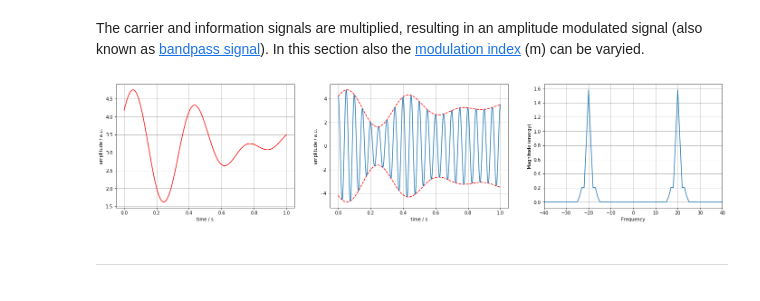
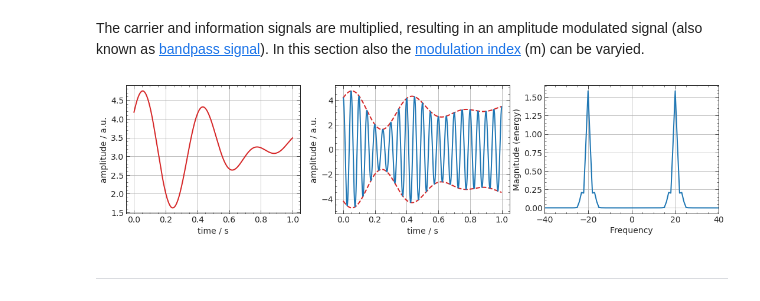
Before and after one commit to htw-ikt-noelle/Uebertragungsverfahren, a Jupyter notebook: amplitude_modulation.ipynb, the cells around one changed output. Drawn from its saved outputs; the diff is of its cells as text; code cells hidden in the pictures.

```diff
--- a/amplitude_modulation.ipynb
+++ b/amplitude_modulation.ipynb
@@ -52,10 +56,16 @@ fc = 20 # carrier frequency
 
 c = np.cos(2 * np.pi * fc * t)
 
-n_fig = 2
-fig, ax = plt.subplots(1, n_fig, figsize=((n_fig*fig_height*1.6, fig_height)))
-ax[0].plot(t, c);
-ax[0].set(xlabel="time / s", ylabel="amplitude / a.u.")
-ax[1].magnitude_spectrum(c, sides="twosided", Fs=sr, scale="linear"); # scale="dB" or "linear"
-ax[1].set_xlim(-2*fc, 2*fc);
+n_row = 1
+n_col = 2
+fig_size = [i*j for i,j in zip(plt.rcParams['figure.figsize'], [n_col, n_row])]
+fig = plt.figure(figsize=fig_size)
+
+ax = fig.add_subplot(n_row, n_col, 1)
+ax.plot(t, c);
+ax.set(xlabel="time / s", ylabel="amplitude / a.u.")
+
+ax = fig.add_subplot(n_row, n_col, 2)
+ax.magnitude_spectrum(c, sides="twosided", Fs=sr, scale="linear"); # scale="dB" or "linear"
+ax.set_xlim(-2*fc, 2*fc);
 # %% [output]
@@ -67,22 +77,30 @@ The carrier and information signals are multiplied, resulting in an amplitude mo
 # %%
 m = 0.5 # modulation index
 
 maxx = np.max(np.abs(x))
 a = maxx/m
 x_am = a + x
 
 x_am_bp = x_am * c
 
-n_fig = 3
-fig, ax = plt.subplots(1, n_fig, figsize=((n_fig*fig_height*1.6, fig_height)))
-ax[0].plot(t, x_am ,'r');
-ax[0].set(xlabel="time / s", ylabel="amplitude / a.u.")
-ax[1].plot(t, x_am ,'--r', t, -x_am, '--r', t, x_am_bp);
-ax[1].set(xlabel="time / s", ylabel="amplitude / a.u.")
-ax[2].magnitude_spectrum(x_am_bp, sides="twosided", Fs=sr, scale="linear"); # scale="dB" or "linear"
-ax[2].set_xlim(-2*fc, 2*fc);
+n_row = 1
+n_col = 3
+fig_size = [i*j for i,j in zip(plt.rcParams['figure.figsize'], [n_col, n_row])]
+fig = plt.figure(figsize=fig_size)
+
+ax = fig.add_subplot(n_row, n_col, 1)
+ax.plot(t, x_am ,'C3');
+ax.set(xlabel="time / s", ylabel="amplitude / a.u.")
+
+ax = fig.add_subplot(n_row, n_col, 2)
+ax.plot(t, x_am ,'--C3', t, -x_am, '--C3', t, x_am_bp);
+ax.set(xlabel="time / s", ylabel="amplitude / a.u.")
+
+ax = fig.add_subplot(n_row, n_col, 3)
+ax.magnitude_spectrum(x_am_bp, sides="twosided", Fs=sr, scale="linear"); # scale="dB" or "linear"
+ax.set_xlim(-2*fc, 2*fc);
 # %% [output]
-[figure, old version]
+[figure, new version]
 # %% [markdown]
 ---
 # %% [markdown]
```
Also changed, not shown: parts of 7 cells of this notebook, 3 other files.
